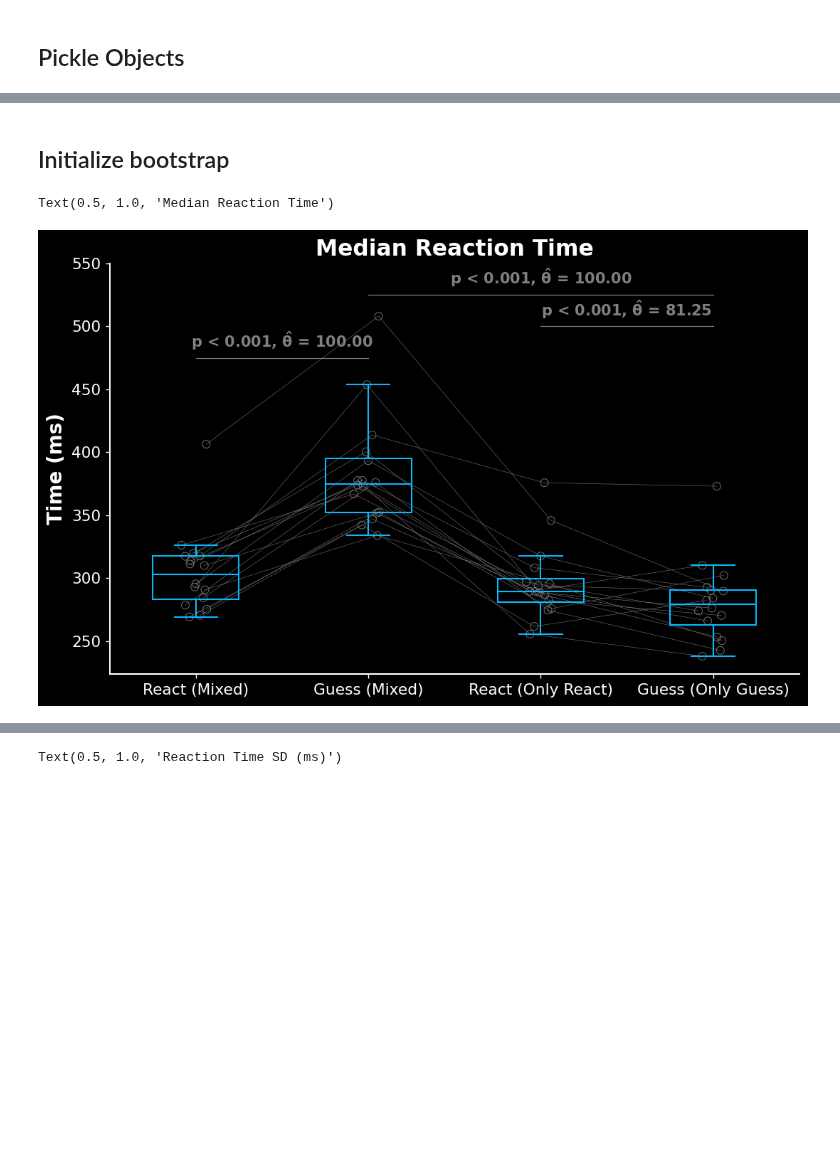
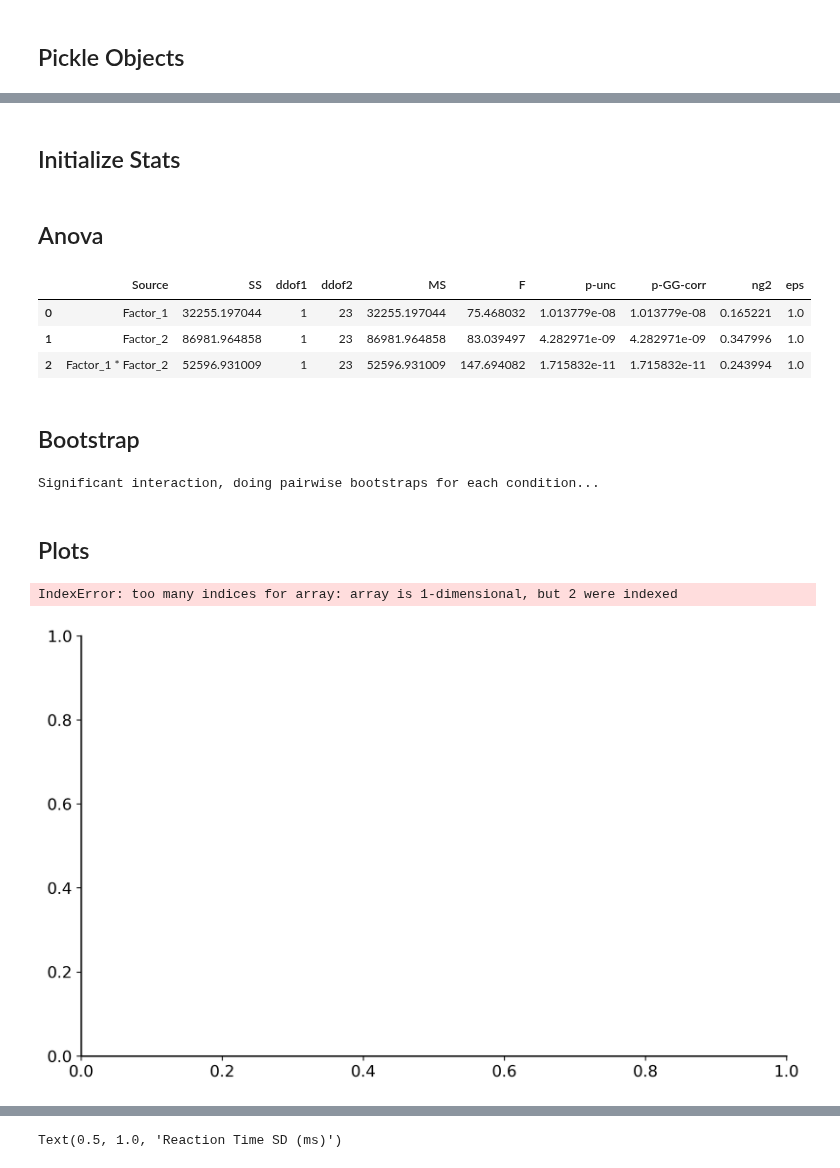
Before and after one commit to SethSullivan/MatchPennies-Agent-Expirement, a Jupyter notebook: scripts/makefigs/MakeFigs_with_Stats_Exp2_Reaction_Time_Final.ipynb, the cells around one changed output, grey strips where cells are left out. Cells and saved outputs as stored; diff of their text form; code cells hidden in the pictures; blank space fills up the shorter version.

Commit message:
updated with new statistics object, not done yet tho

```diff
--- a/scripts/makefigs/MakeFigs_with_Stats_Exp2_Reaction_Time_Final.ipynb
+++ b/scripts/makefigs/MakeFigs_with_Stats_Exp2_Reaction_Time_Final.ipynb
@@ -78,9 +102,7 @@ reaction_time_std    = np.vstack((react_mixed_std,guess_mixed_std,react_only_std
 # %% [markdown]
-## Initialize bootstrap
+## Initialize Stats
 # %%
-so = Statistics.Inputs(df=None, experiment = EXPERIMENT, num_subjects = it.num_subjects, num_blocks=it.num_blocks,num_trials=it.num_trials,
-                           trial_block_titles=it.trial_block_titles, xlab=it.xlabel, f1_xticklabels=it.f1_collapse_xticklabs,
-                           f2_xticklabels=it.f2_collapse_xticklabs,f1_xlabel=it.f1_xlabel,f2_xlabel=it.f2_xlabel,
+stats_inputs = Statistics.Inputs(df=df2, experiment = EXPERIMENT, num_subjects = it2.num_subjects, num_blocks=it2.num_blocks,num_trials=it2.num_trials,
+                           trial_block_titles=it2.trial_block_titles, xlab=it2.xlabel, f1_xticklabels=it2.f1_collapse_xticklabs,
+                           f2_xticklabels=it2.f2_collapse_xticklabs,f1_xlabel=it2.f1_xlabel,f2_xlabel=it2.f2_xlabel,
                            M = 1e6)
-# %%
-_,b = so.pairwise_bootstrap(reaction_time_median,condition_nums = condition_nums,M=1e1,test='mean')
@@ -89,31 +109,52 @@ pvals,cles = so.pairwise_bootstrap(reaction_time_median,condition_nums = conditi
+# %% [markdown]
+## Anova
+# %%
+rt_median_anova = Statistics.Anova("Reaction_Time_Median", stats_inputs,anova_type="rm_anova")
+rt_median_anova.anova
+# %% [output]
+|  | Source | SS | ddof1 | ddof2 | MS | F | p-unc | p-GG-corr | ng2 | eps |
+| 0 | Factor_1 | 32255.197044 | 1 | 23 | 32255.197044 | 75.468032 | 1.013779e-08 | 1.013779e-08 | 0.165221 | 1.0 |
+| 1 | Factor_2 | 86981.964858 | 1 | 23 | 86981.964858 | 83.039497 | 4.282971e-09 | 4.282971e-09 | 0.347996 | 1.0 |
+| 2 | Factor_1 * Factor_2 | 52596.931009 | 1 | 23 | 52596.931009 | 147.694082 | 1.715832e-11 | 1.715832e-11 | 0.243994 | 1.0 |
+# %% [markdown]
+## Bootstrap
+# %%
+reaction_time_median_boot = Statistics.Bootstrap(stats_inputs, rt_median_anova, change_m=None, alternative='two-sided', test='mean')
+pvals,cles = reaction_time_median_boot.run_bootstrap()
+# %% [output]
+Significant interaction, doing pairwise bootstraps for each condition...
+# %% [markdown]
+## Plots
 # %%
+metric = df2['Reaction_Time_Median']
+
 fig,ax = plt.subplots(figsize = (10,6))
+
 dv.boxplot(reaction_time_median[:,0],x_pos = 0,ax=ax)
 dv.boxplot(reaction_time_median[:,1],x_pos = 1,ax=ax)
 dv.boxplot(reaction_time_median[:,2],x_pos = 2,ax=ax)
 dv.boxplot(reaction_time_median[:,3],x_pos = 3,ax=ax)
-dv.jitter_array(ax =ax, x_positions = [0,1,2,3],data_list = [react_mixed_median,guess_mixed_median,react_only_median,guess_only_median],circle_size = 40,include_mean=False)
+dv.jitter_array(ax =ax, x_positions = [0,1,2,3],data = [react_mixed_median,guess_mixed_median,react_only_median,guess_only_median],circle_size = 40,include_mean=False)
 
 statline_y = 475
 shift = 25
 xlocs = np.arange(0,5,1)
-combos = so.create_combos(condition_nums)
-combos = ['01','23','13']
+combos = ['01','23','13','02']
 for c in combos:
     a = int(c[0])
     b = int(c[1])
     if pvals[c]<0.05:
         dv.stat_annotation(ax,xlocs[a],xlocs[b],statline_y,p_val=pvals[c],cles=cles[c],
                         fontsize=12,h=5)
         statline_y += shift
 xlabs = ['React (Mixed)','Guess (Mixed)','React (Only React)','Guess (Only Guess)']
 ax.set_xticks([0,1,2,3])
 ax.set_yticks(np.arange(250,600,50))
 ax.set_xticklabels(xlabs)
 ax.set_ylabel('Median Reaction Time (ms)')
 # ax.set_title('Median Reaction Time (ms)')
 # %% [output]
-Text(0.5, 1.0, 'Median Reaction Time')
+IndexError: too many indices for array: array is 1-dimensional, but 2 were indexed
-[figure, old version]
+[figure, new version]
 # %%
 pvals,cles = so.pairwise_bootstrap(reaction_time_std,condition_nums = condition_nums,M=1e4,test='mean')
```
Also changed, not shown: parts of 11 cells of this notebook.
